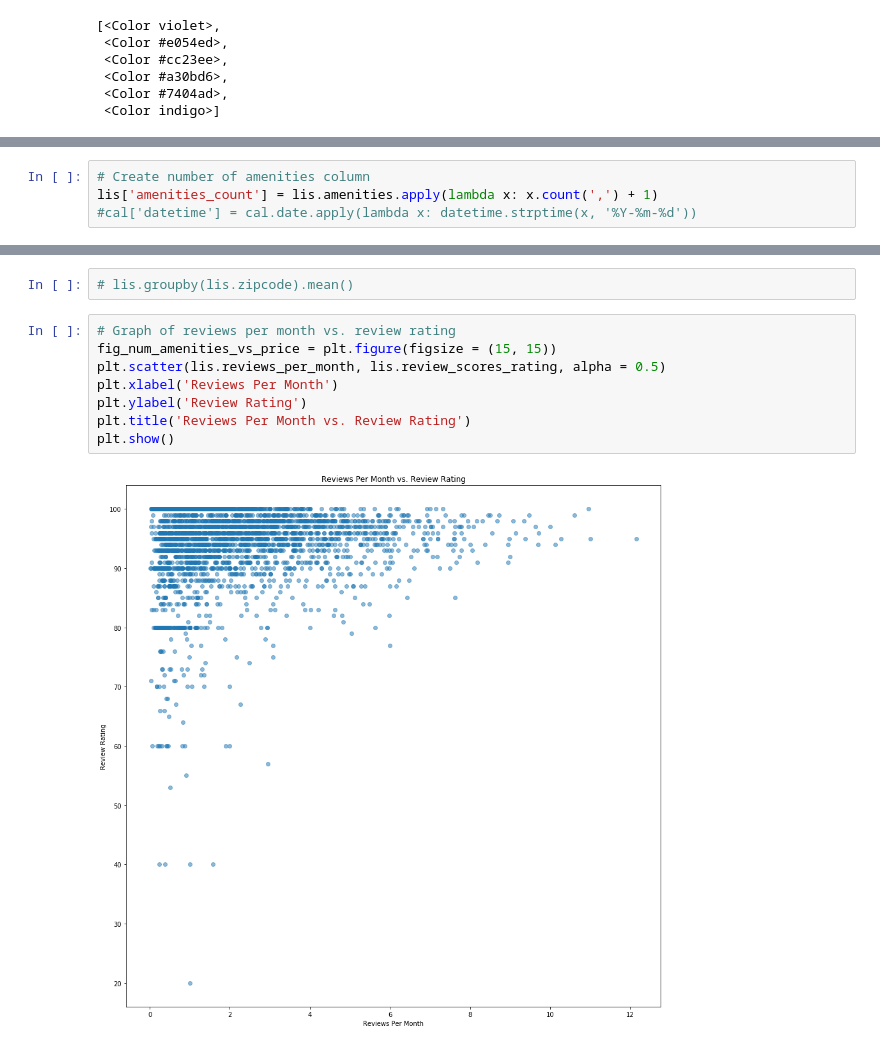
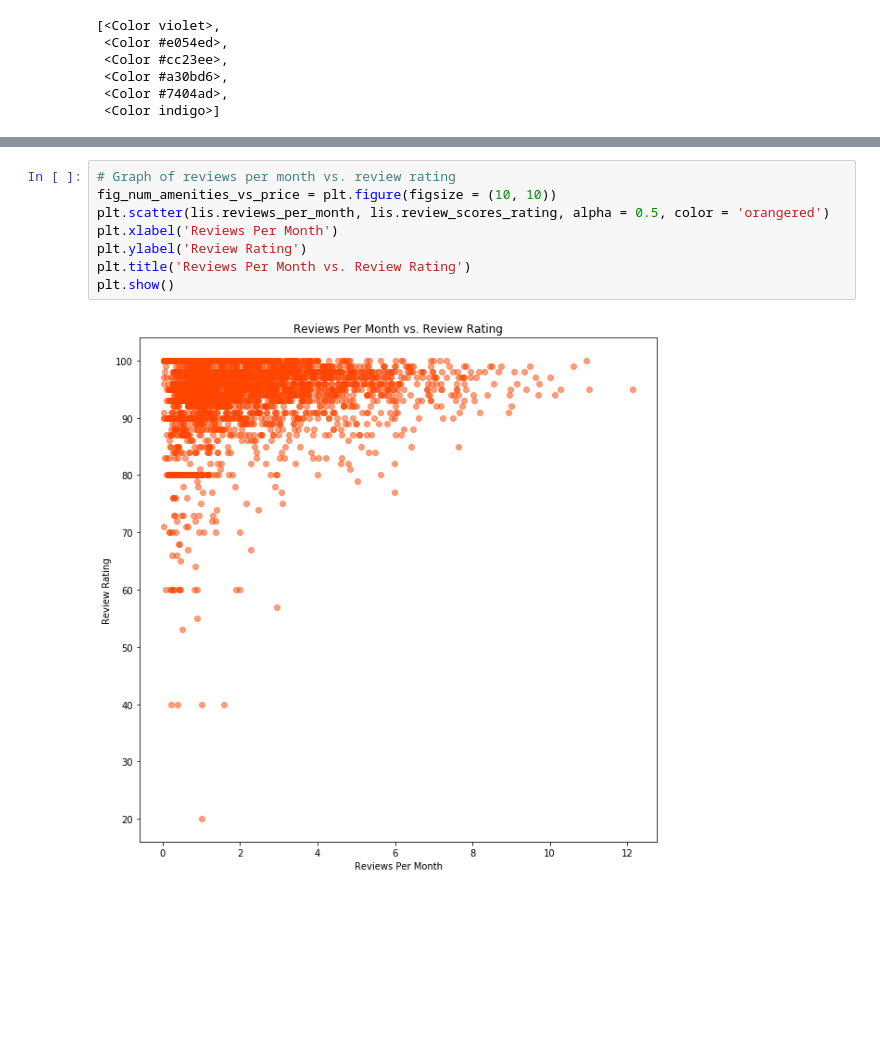
Before and after one commit to kevinhuynh23/RACK, a Jupyter notebook: analysis.ipynb, the cells around one changed output, grey strips where cells are left out. Saved outputs shown, nothing was run; the diff lists cells and outputs as text; blank space fills up the shorter version.

```diff
--- a/analysis.ipynb
+++ b/analysis.ipynb
@@ -175,6 +165,2 @@ plt.show()
-# %%
-# Create number of amenities column
-lis['amenities_count'] = lis.amenities.apply(lambda x: x.count(',') + 1)
-#cal['datetime'] = cal.date.apply(lambda x: datetime.strptime(x, '%Y-%m-%d'))
 # %%
 # Graph of number of amenities vs. price
@@ -189,12 +175,10 @@ plt.show()
-# %%
-# lis.groupby(lis.zipcode).mean()
 # %%
 # Graph of reviews per month vs. review rating
-fig_num_amenities_vs_price = plt.figure(figsize = (15, 15))
-plt.scatter(lis.reviews_per_month, lis.review_scores_rating, alpha = 0.5)
+fig_num_amenities_vs_price = plt.figure(figsize = (10, 10))
+plt.scatter(lis.reviews_per_month, lis.review_scores_rating, alpha = 0.5, color = 'orangered')
 plt.xlabel('Reviews Per Month')
 plt.ylabel('Review Rating')
 plt.title('Reviews Per Month vs. Review Rating')
 plt.show()
 # %% [output]
-[figure, old version]
+[figure, new version]
```
Also changed, not shown: parts of 5 cells of this notebook, 2 other files.
